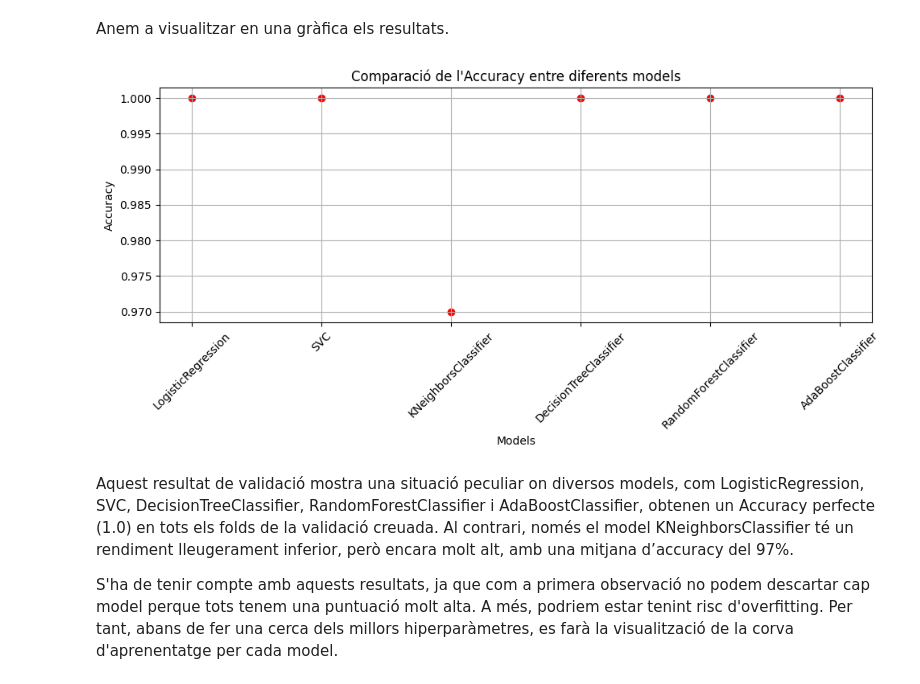
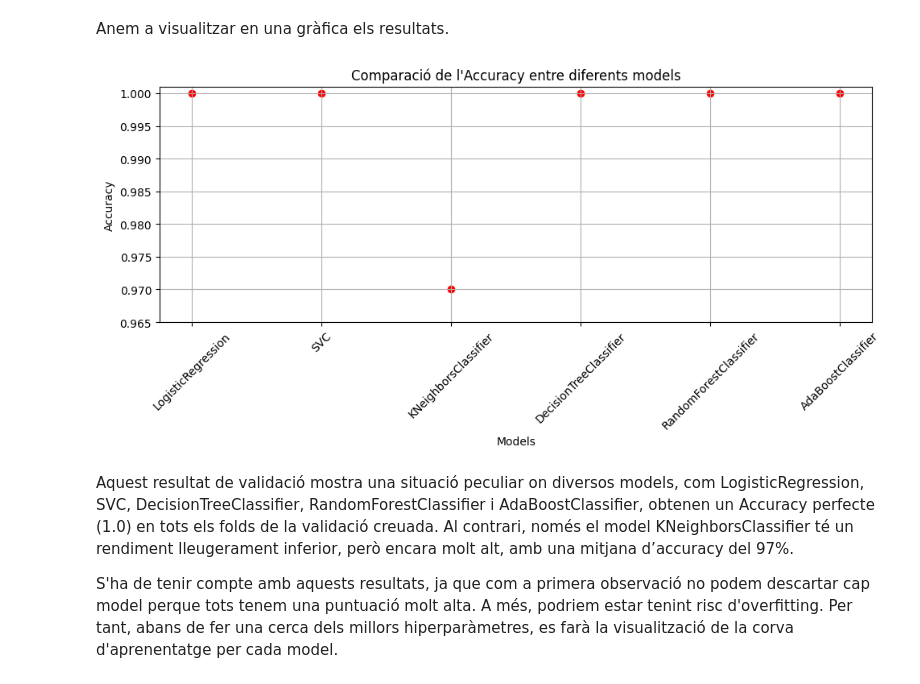
Before and after one commit to gabozan/Predictive-Modeling-on-Supermarket-Sales, a Jupyter notebook: supermarket_sales.ipynb, the cells around one changed output. Cells and saved outputs as stored; diff of their text form; code cells hidden in the pictures.

```diff
--- a/supermarket_sales.ipynb
+++ b/supermarket_sales.ipynb
@@ -636,16 +636,17 @@ Anem a visualitzar en una gràfica els resultats.
 # %%
 modelsGrafic = ['LogisticRegression', 'SVC', 'KNeighborsClassifier', 'DecisionTreeClassifier', 'RandomForestClassifier', 'AdaBoostClassifier']
 plt.figure(figsize=(10, 5))
 plt.scatter(modelsGrafic, scores, color='r')
 plt.xlabel("Models")
 plt.ylabel("Accuracy")
 plt.title("Comparació de l'Accuracy entre diferents models")
 plt.grid(True)
+plt.ylim(0.965, 1.001)
 plt.xticks(rotation=45)
 plt.tight_layout()
 plt.show()
 # %% [output]
-[figure, old version]
+[figure, new version]
 # %% [markdown]
 Aquest resultat de validació mostra una situació peculiar on diversos models, com LogisticRegression, SVC, DecisionTreeClassifier, RandomForestClassifier i AdaBoostClassifier, obtenen un Accuracy perfecte (1.0) en tots els folds de la validació creuada. Al contrari, només el model KNeighborsClassifier té un rendiment lleugerament inferior, però encara molt alt, amb una mitjana d’accuracy del 97%.
 
```
Also changed, not shown: parts of 4 cells of this notebook.
